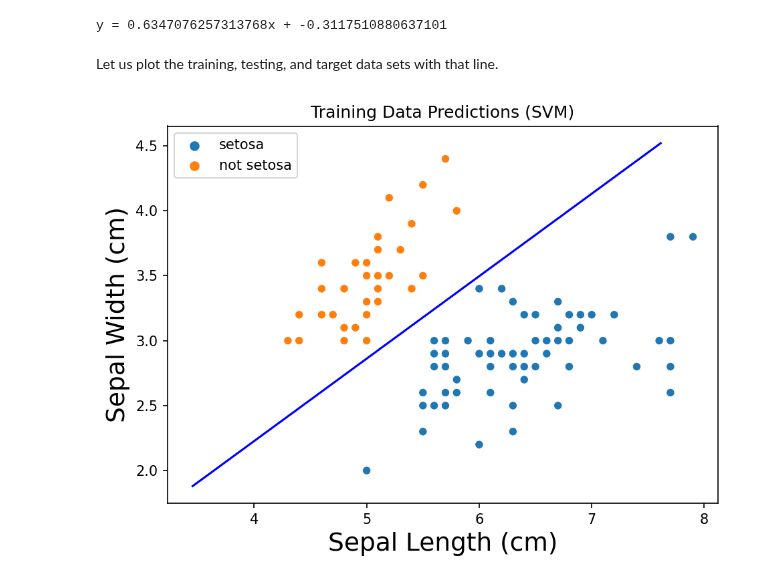
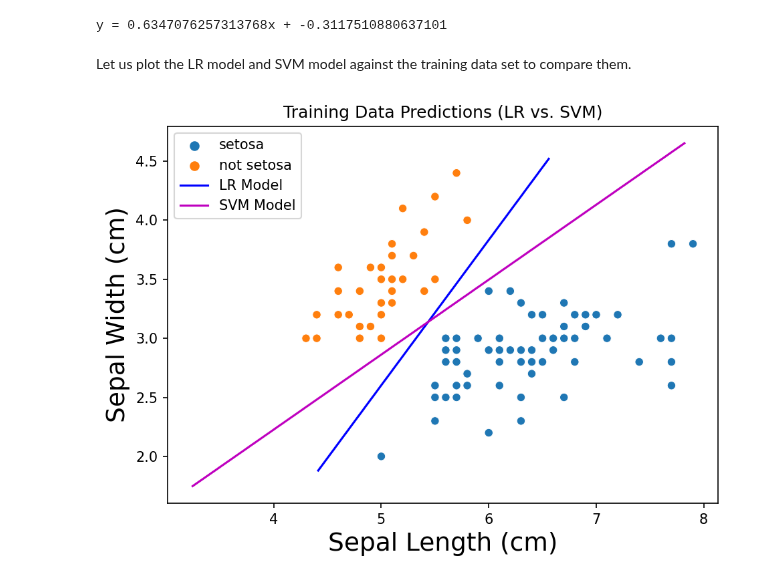
Before and after one commit to jmfb/CS5610, a Jupyter notebook: m3p3a/M3 Project 3a.ipynb, the cells around one changed output. Cells and saved outputs as stored; diff of their text form; code cells hidden in the pictures.

```diff
--- a/m3p3a/M3 Project 3a.ipynb
+++ b/m3p3a/M3 Project 3a.ipynb
@@ -394,17 +420,19 @@ print(f"{b0}x + {b1}y + {b2} = 0")
 # %% [markdown]
 And now let us translate that into slope/intercept form.
 # %%
-m = b0 / -b1
-b = b2 / -b1
-print(f"y = {m}x + {b}")
+svm_m = b0 / -b1
+svm_b = b2 / -b1
+print(f"y = {svm_m}x + {svm_b}")
 # %% [output]
 y = 0.6347076257313768x + -0.3117510880637101
 # %% [markdown]
-Let us plot the training, testing, and target data sets with that line.
+Let us plot the LR model and SVM model against the training data set to compare them.
 # %%
 plot = sns.scatterplot(data=train_df, x="sepal_length (cm)", y="sepal_width (cm)", hue="label")
 plot.get_legend().set_title("")
-plot.set(xlabel="Sepal Length (cm)", ylabel="Sepal Width (cm)", title="Training Data Predictions (SVM)");
-plot_line(m, b, "b", "Boundary");
+plot.set(xlabel="Sepal Length (cm)", ylabel="Sepal Width (cm)", title="Training Data Predictions (LR vs. SVM)");
+lr_line = plot_line(m, b, "b", "LR Model")
+svm_line = plot_line(svm_m, svm_b, "m", "SVM Model")
+plt.pyplot.legend(handles=plot.get_legend().legend_handles + [lr_line, svm_line]);
 # %% [output]
-[figure, old version]
+[figure, new version]
```
Also changed, not shown: parts of 27 cells of this notebook.
